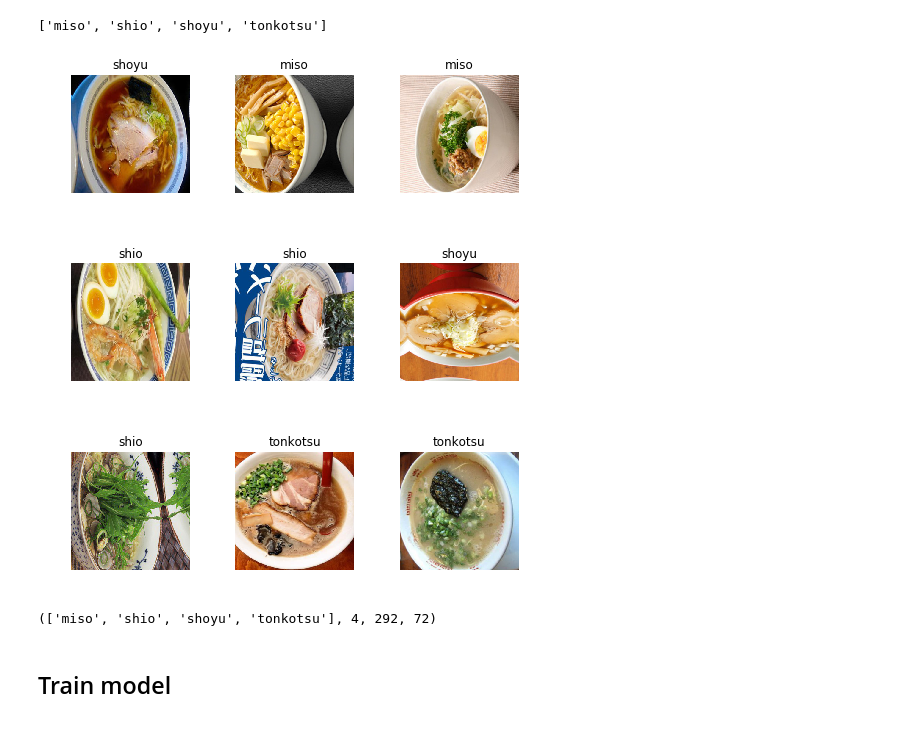
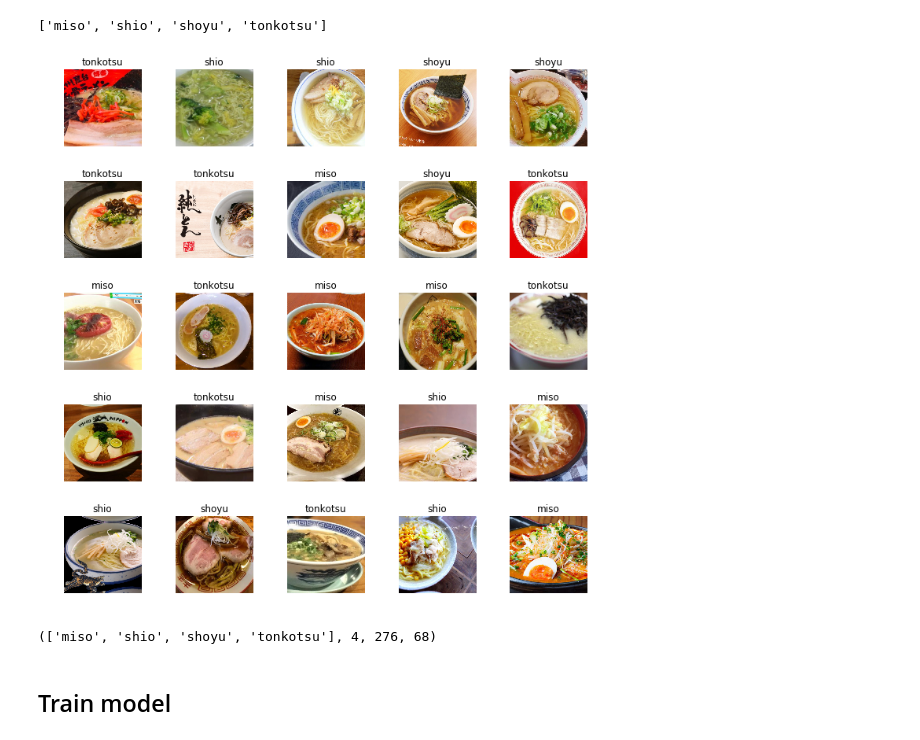
Before and after one commit to malkovich1453/fastai-v3, a Jupyter notebook: project_ramen.ipynb, the cells around one changed output. Drawn from its saved outputs; the diff is of its cells as text; code cells hidden in the pictures.

```diff
--- a/project_ramen.ipynb
+++ b/project_ramen.ipynb
@@ -126,8 +122,9 @@ To run tests please refer to this guide.
 Utility func to easily create a list of flip, rotate, zoom, warp, lighting transforms.
 Show in docs
 # %%
-tfm = get_transforms(do_flip=True, flip_vert=True, max_rotate=10.0, max_zoom=1.1,
-                     max_lighting=None, max_warp=0.2, p_affine=0.75, p_lighting=0.75)
+tfm = get_transforms(do_flip=True, flip_vert=None, max_rotate=10.0, max_zoom=1.0,
+                     max_lighting=None, max_warp=0.2, p_affine=0.75, p_lighting=0.75,
+                     xtra_tfms=symmetric_warp(magnitude=(-0.2,0.2)))
 # %%
 np.random.seed(42)
 data = ImageDataBunch.from_folder(path, train=".", valid_pct=0.2,
@@ -144,13 +141,13 @@ data.classes
 # %% [output]
 ['miso', 'shio', 'shoyu', 'tonkotsu']
 # %%
-data.show_batch(rows=3, figsize=(7,8))
+data.show_batch(rows=5, figsize=(10,10))
 # %% [output]
-[figure, old version]
+[figure, new version]
 # %%
 data.classes, data.c, len(data.train_ds), len(data.valid_ds)
 # %% [output]
-(['miso', 'shio', 'shoyu', 'tonkotsu'], 4, 292, 72)
+(['miso', 'shio', 'shoyu', 'tonkotsu'], 4, 276, 68)
 # %% [markdown]
 ## Train model
 # %%
```
Also changed, not shown: parts of 11 cells of this notebook.
